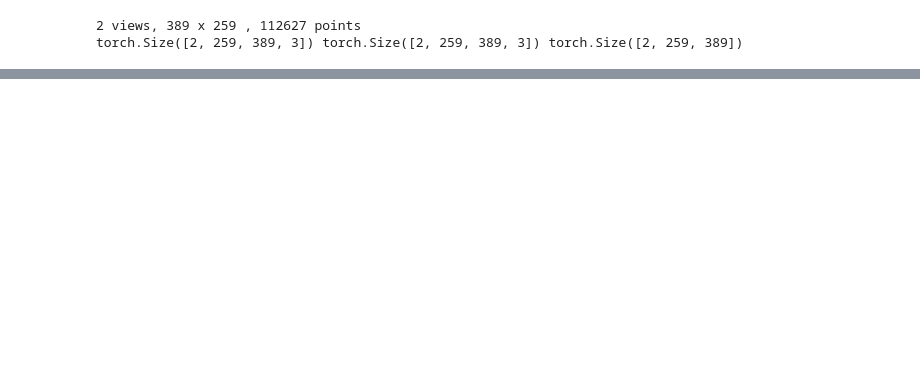
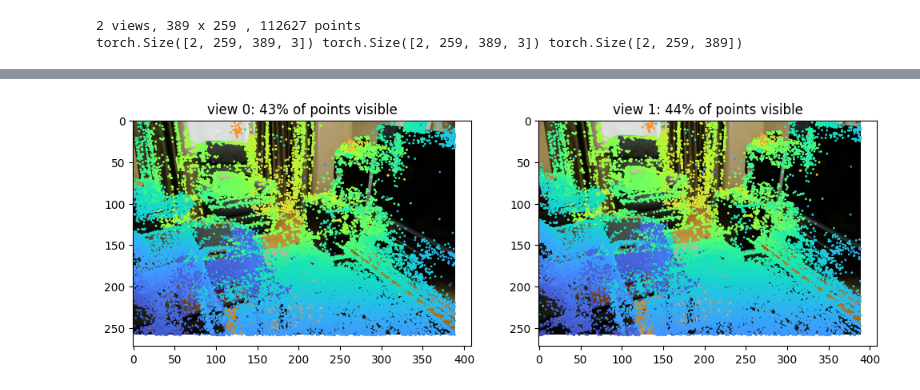
Before and after one commit to arissaelena/3dgs-decomposition, a Jupyter notebook: splat/fit_baseline_gsplat.ipynb, the cells around one changed output, grey strips where cells are left out. Saved outputs shown, nothing was run; the diff lists cells and outputs as text; code cells hidden in the pictures; blank space fills up the shorter version.

```diff
--- a/splat/fit_baseline_gsplat.ipynb
+++ b/splat/fit_baseline_gsplat.ipynb
@@ -55,7 +75,7 @@ def get_image_paths(root):
   img_dir = os.path.join(root, "images_8")
   paths = []
   for path in os.listdir(img_dir):
-    if (path.endswith(".JPG") || path.endswith(".jpg")):
+    if (path.endswith(".JPG") or path.endswith(".jpg")):
       paths.append(os.path.join(img_dir, path))
 
   return paths
@@ -334,7 +342,7 @@ def get_views(paths, root, predictor, dataset, scene, store_device="cpu"):
     albedo = torch.from_numpy(np.asarray(np.load(albedo_path), dtype=np.float32))
 
     depth_path = os.path.join(
-        root, "depth_anything_v2", "depths", scene, dataset, f"{file_name}.png"
+        root, "depth_anything_v2", "depths", dataset, scene, f"{file_name}.png"
     )
     with Image.open(depth_path) as d_img:
       depth_np = np.asarray(d_img, dtype=np.float32)
@@ -445,7 +402,7 @@ def fit_albedo(points, viewmats, intrinsics, width, height, images, albedos, dep
         v = np.random.randint(len(images))
         target_albedo = albedos[v:v+1].to(dev)
         target_depth = depths[v:v+1].to(dev)
-        out, alphas, info = render_gaussians(params, viewmats[v], intrinsics[v], width, height, render_mode="RGB+ED", color_activation=albedo)
+        out, alphas, info = render_gaussians(params, viewmats[v], intrinsics[v], width, height, render_mode="RGB+ED", color_activation=albdo)
 
         out = out.squeeze(0)
         alphas = alphas.squeeze(0)
@@ -471,7 +428,7 @@ def fit_albedo(points, viewmats, intrinsics, width, height, images, albedos, dep
         del albedo_loss, depth_loss
         del target_albedo, target_depth
 
-    save_checkpoint(params, os.path.join(ckpt_dir, "albedo"), scene,predictor)
+    save_checkpoint(params, os.path.join(ckpt_dir, "albedo"), scene, predictor)
 
     return params
 # %%
@@ -599,0 +625,19 @@ residual_params = freeze_albedo_shading(
+# %%
+CHECKPOINT_ROOT = TEST_CKPT
+
+fit_albedo(points[::10], viewmats, intrinsics, width, height, images, albedos, depths,
+           scene, predictor, TEST_CKPT, iters=50)
+freeze_albedo(viewmats, intrinsics, width, height, images, scene, predictor, TEST_CKPT, iters=50)
+freeze_albedo_shading(viewmats, intrinsics, width, height, images, scene, predictor, TEST_CKPT, iters=50)
+
+# Load from the correct paths where they were saved
+A = load_checkpoint(os.path.join(CHECKPOINT_ROOT, "albedo", f"{scene}_{predictor}.pt"))
+S = load_checkpoint(os.path.join(CHECKPOINT_ROOT, "shading", f"{scene}_{predictor}.pt"))
+R = load_checkpoint(os.path.join(CHECKPOINT_ROOT, "residual", f"{scene}_{predictor}.pt"))
+
+a, s, r = render_layers(A, S, R, to_dev(viewmats)[0], to_dev(intrinsics)[0], width, height)
+full = a * s + r
+print("finite:", torch.isfinite(full).all().item(), "| shape:", tuple(full.shape))
+print(f"A*S+R mean {full.mean():.3f}  vs  photo mean {images[0].mean():.3f}")
+
+save_preview("/content/preview.png", A, S, R, to_dev(viewmats)[0], to_dev(intrinsics)[0], width, height, images[0])
@@ -599,0 +654,20 @@ residual_params = freeze_albedo_shading(
+# %%
+import matplotlib.pyplot as plt
+
+vm, K = to_dev(viewmats), to_dev(intrinsics)
+P = torch.tensor(points, dtype=torch.float32, device=dev)
+
+fig, ax = plt.subplots(1, len(paths), figsize=(6 * len(paths), 4))
+ax = np.atleast_1d(ax)
+for v in range(len(paths)):
+    cam = P @ vm[v, :3, :3].T + vm[v, :3, 3]          # world -> camera
+    z = cam[:, 2]
+    uv = cam @ K[v].T                                  # camera -> pixels
+    u, w = uv[:, 0] / z.clamp(min=1e-6), uv[:, 1] / z.clamp(min=1e-6)
+    m = (z > 0) & (u >= 0) & (u < width) & (w >= 0) & (w < height)
+    ax[v].imshow(images[v].cpu())
+    ax[v].scatter(u[m].cpu(), w[m].cpu(), s=1, c=z[m].cpu(), cmap="turbo")
+    ax[v].set_title(f"view {v}: {m.float().mean():.0%} of points visible")
+plt.show()
+# %% [output]
+[figure, added]
```
Also changed, not shown: parts of 21 cells of this notebook, 1 other file.
